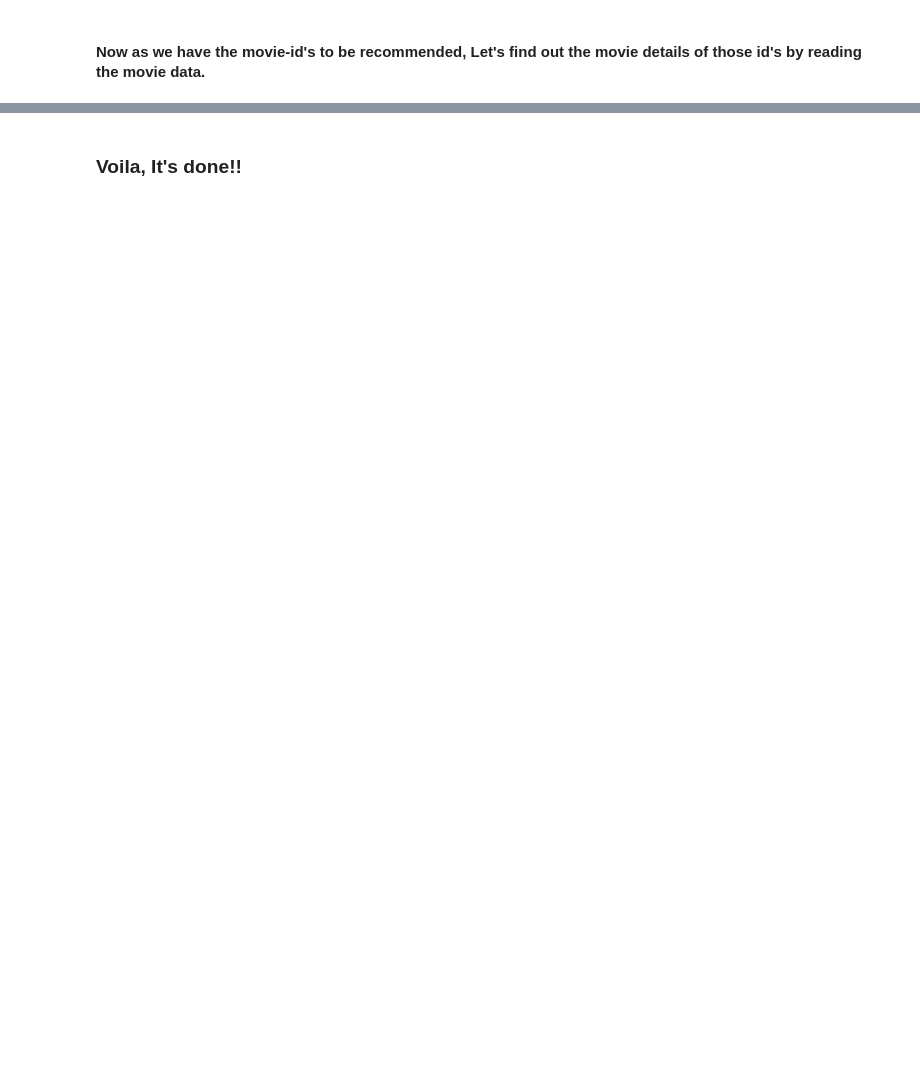
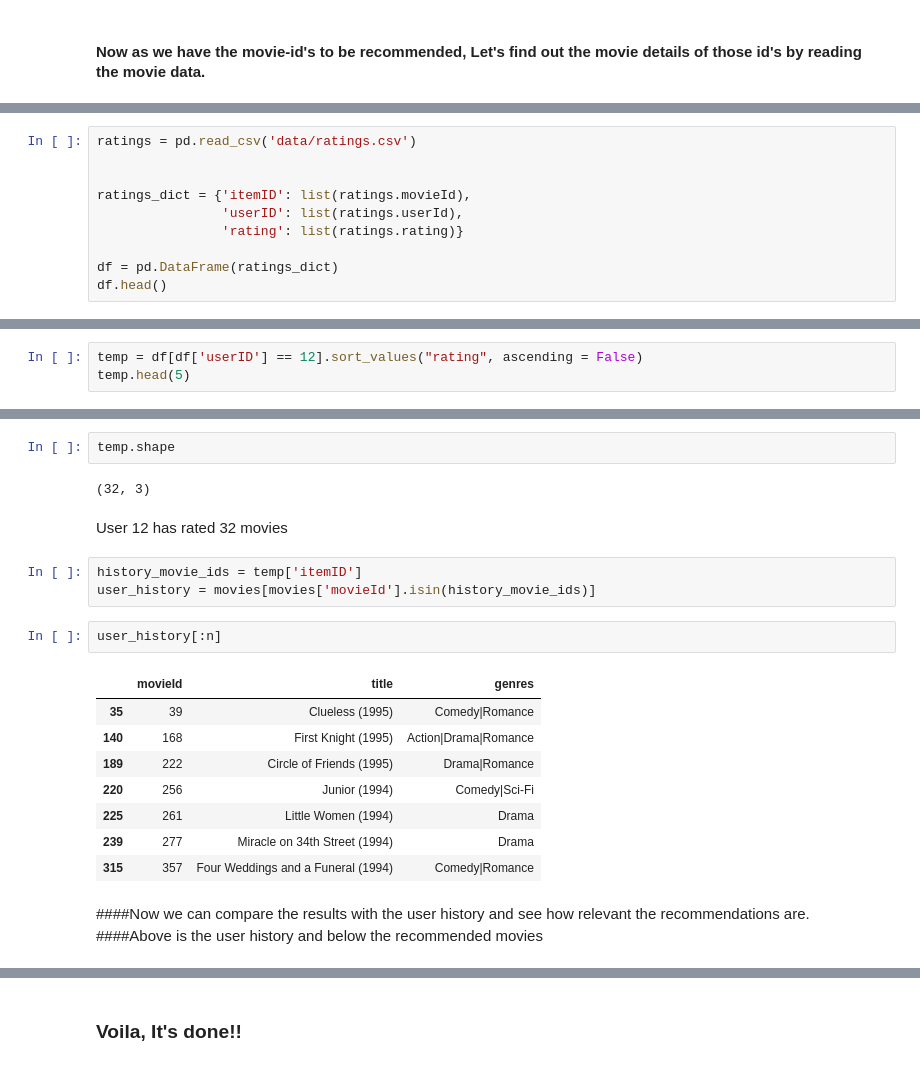
Before and after one commit to divensambhwani/MovieLens-100K_Recommender-System, a Jupyter notebook: MovieLens-100K-Recommeder System-SVD.ipynb, the cells around one changed output, grey strips where cells are left out. Drawn from its saved outputs; the diff is of its cells as text; blank space fills up the shorter version.

```diff
--- a/MovieLens-100K-Recommeder System-SVD.ipynb
+++ b/MovieLens-100K-Recommeder System-SVD.ipynb
@@ -612,0 +743,10 @@ See the caveats in the documentation: http://pandas.pydata.org/pandas-docs/stabl
+# %%
+ratings = pd.read_csv('data/ratings.csv')
+
+
+ratings_dict = {'itemID': list(ratings.movieId),
+                'userID': list(ratings.userId),
+                'rating': list(ratings.rating)}
+
+df = pd.DataFrame(ratings_dict)
+df.head()
@@ -612,0 +760,3 @@ See the caveats in the documentation: http://pandas.pydata.org/pandas-docs/stabl
+# %%
+temp = df[df['userID'] == 12].sort_values("rating", ascending = False)
+temp.head(5)
@@ -612,0 +770,23 @@ See the caveats in the documentation: http://pandas.pydata.org/pandas-docs/stabl
+# %%
+temp.shape
+# %% [output]
+(32, 3)
+# %% [markdown]
+User 12 has rated 32 movies
+# %%
+history_movie_ids = temp['itemID']
+user_history = movies[movies['movieId'].isin(history_movie_ids)]
+# %%
+user_history[:n]
+# %% [output]
+|  | movieId | title | genres |
+| 35 | 39 | Clueless (1995) | Comedy|Romance |
+| 140 | 168 | First Knight (1995) | Action|Drama|Romance |
+| 189 | 222 | Circle of Friends (1995) | Drama|Romance |
+| 220 | 256 | Junior (1994) | Comedy|Sci-Fi |
+| 225 | 261 | Little Women (1994) | Drama |
+| 239 | 277 | Miracle on 34th Street (1994) | Drama |
+| 315 | 357 | Four Weddings and a Funeral (1994) | Comedy|Romance |
+# %% [markdown]
+####Now we can compare the results with the user history and see how relevant the recommendations are.
+####Above is the user history and below the recommended movies
```
Also changed, not shown: parts of 105 cells of this notebook.
